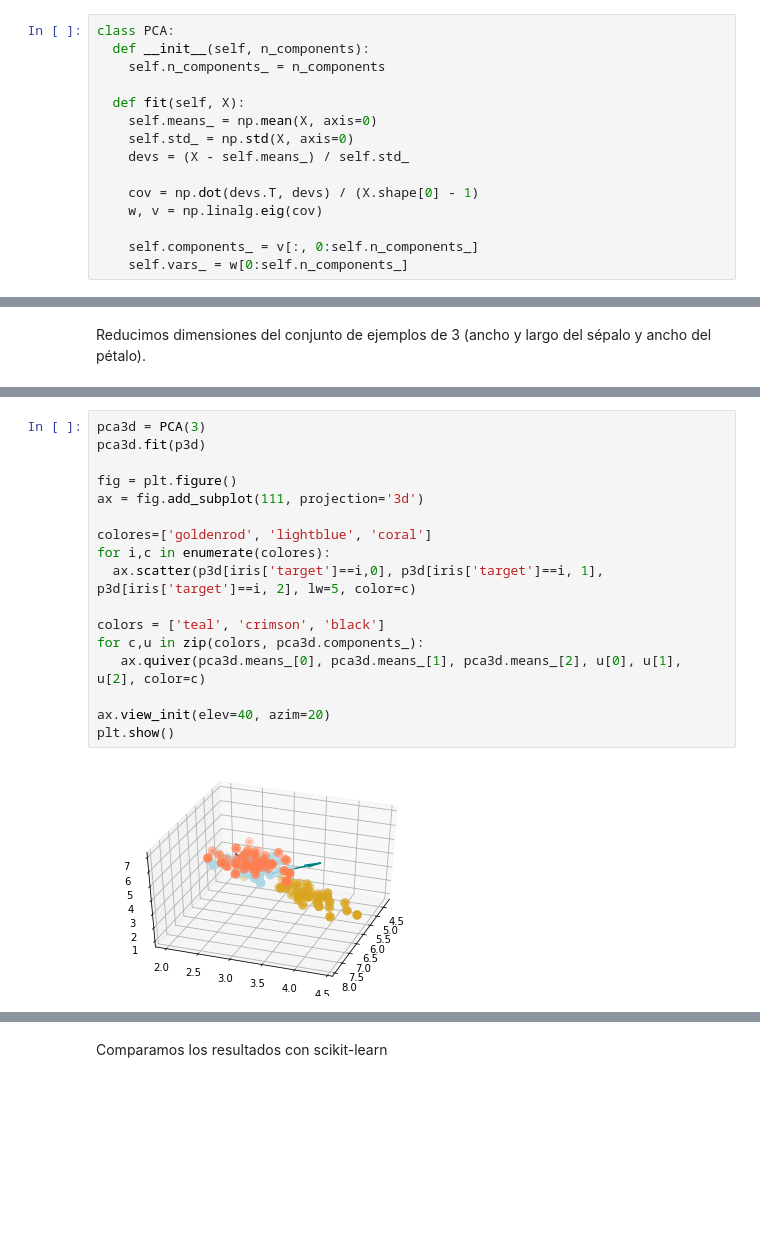
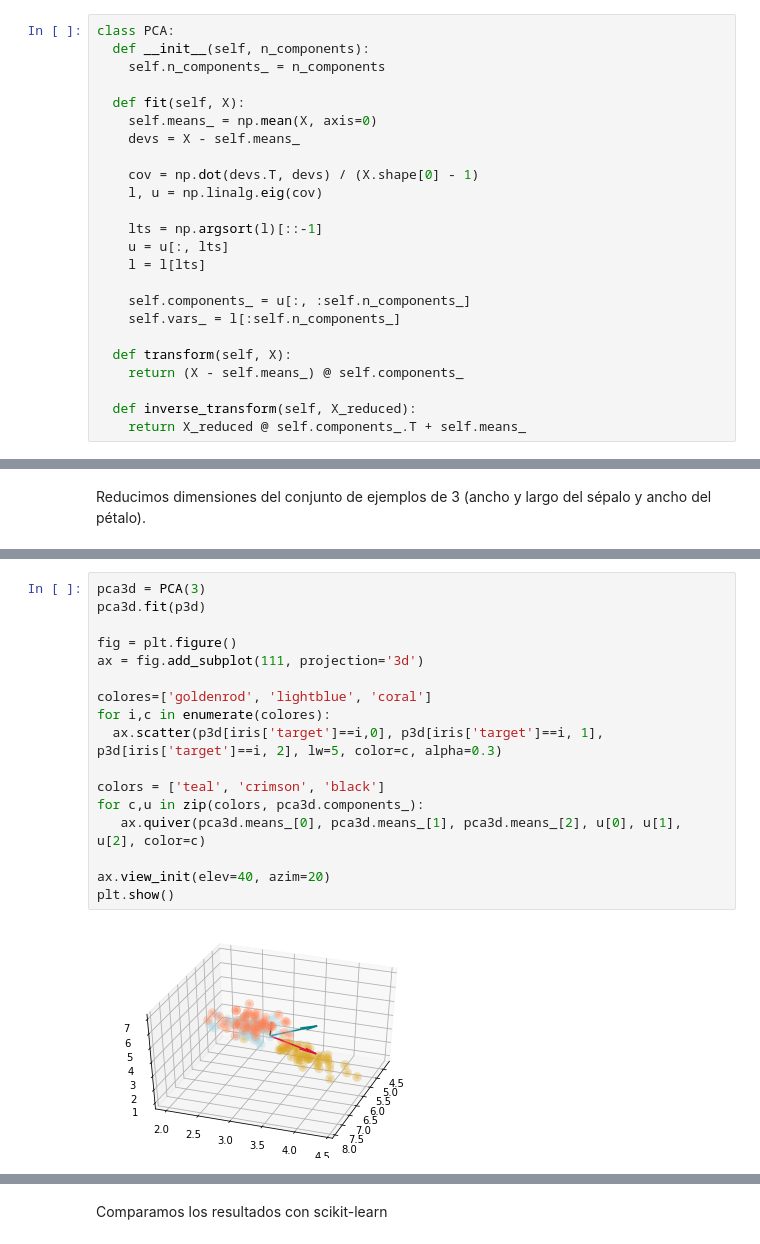
Before and after one commit to blancavazquez/CursoDatosMasivosII, a Jupyter notebook: notebooks/1b_pca.ipynb, the cells around one changed output, grey strips where cells are left out. Saved outputs shown, nothing was run; the diff lists cells and outputs as text; blank space fills up the shorter version.

```diff
--- a/notebooks/1b_pca.ipynb
+++ b/notebooks/1b_pca.ipynb
@@ -27,14 +27,23 @@ class PCA:
 
   def fit(self, X):
     self.means_ = np.mean(X, axis=0)
-    self.std_ = np.std(X, axis=0)
-    devs = (X - self.means_) / self.std_
+    devs = X - self.means_
 
     cov = np.dot(devs.T, devs) / (X.shape[0] - 1)
-    w, v = np.linalg.eig(cov)
+    l, u = np.linalg.eig(cov)
 
-    self.components_ = v[:, 0:self.n_components_]
-    self.vars_ = w[0:self.n_components_]
+    lts = np.argsort(l)[::-1]
+    u = u[:, lts]
+    l = l[lts]
+
+    self.components_ = u[:, :self.n_components_]
+    self.vars_ = l[:self.n_components_]
+
+  def transform(self, X):
+    return (X - self.means_) @ self.components_
+
+  def inverse_transform(self, X_reduced):
+    return X_reduced @ self.components_.T + self.means_
 # %% [markdown]
 ## Conjunto de datos de Iris
 Apliquemos el PCA que acabamos de programar en conjunto de datos de flores iris. Elegimos los atributos de ancho y largo sepal y visualizamos el conjunto.
@@ -88,19 +99,19 @@ for i,c in enumerate(colores):
 # %%
 pca3d = PCA(3)
 pca3d.fit(p3d)
 
 fig = plt.figure()
 ax = fig.add_subplot(111, projection='3d')
 
 colores=['goldenrod', 'lightblue', 'coral']
 for i,c in enumerate(colores):
-  ax.scatter(p3d[iris['target']==i,0], p3d[iris['target']==i, 1], p3d[iris['target']==i, 2], lw=5, color=c)
+  ax.scatter(p3d[iris['target']==i,0], p3d[iris['target']==i, 1], p3d[iris['target']==i, 2], lw=5, color=c, alpha=0.3)
 
 colors = ['teal', 'crimson', 'black']
 for c,u in zip(colors, pca3d.components_):
    ax.quiver(pca3d.means_[0], pca3d.means_[1], pca3d.means_[2], u[0], u[1], u[2], color=c)
 
 ax.view_init(elev=40, azim=20)
 plt.show()
 # %% [output]
-[figure, old version]
+[figure, new version]
```
Also changed, not shown: parts of 33 cells of this notebook.
